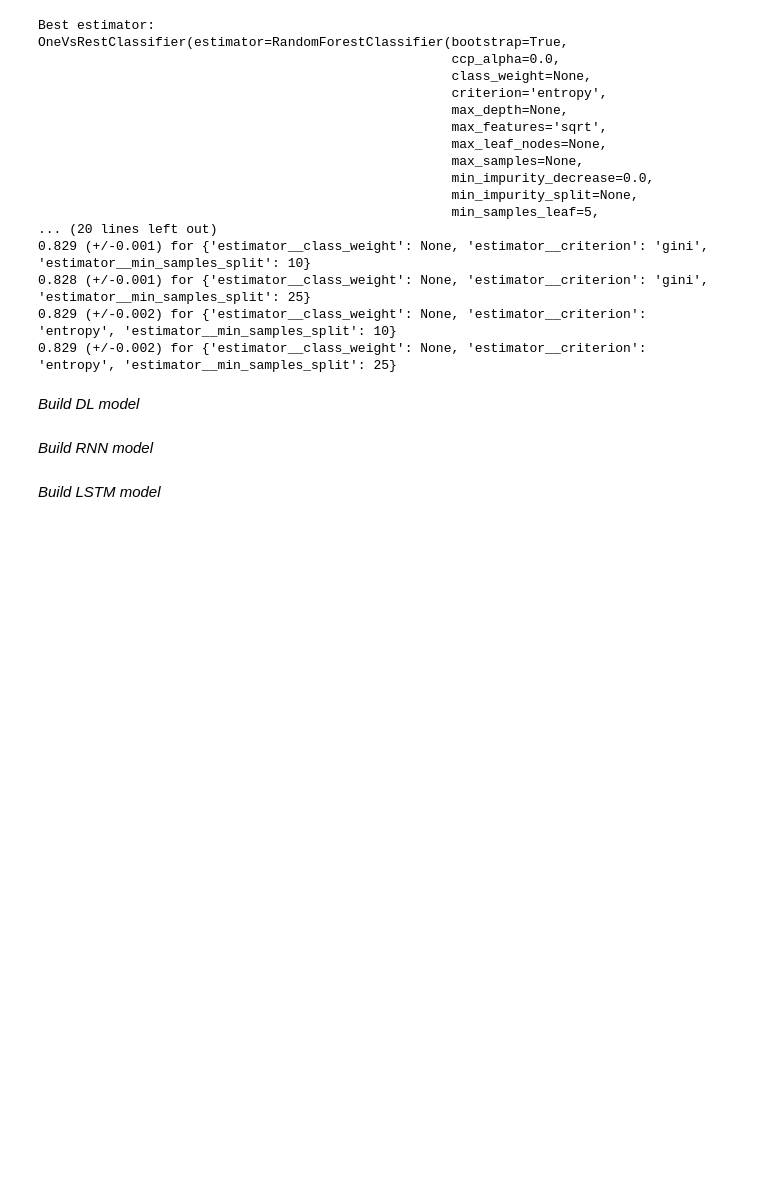
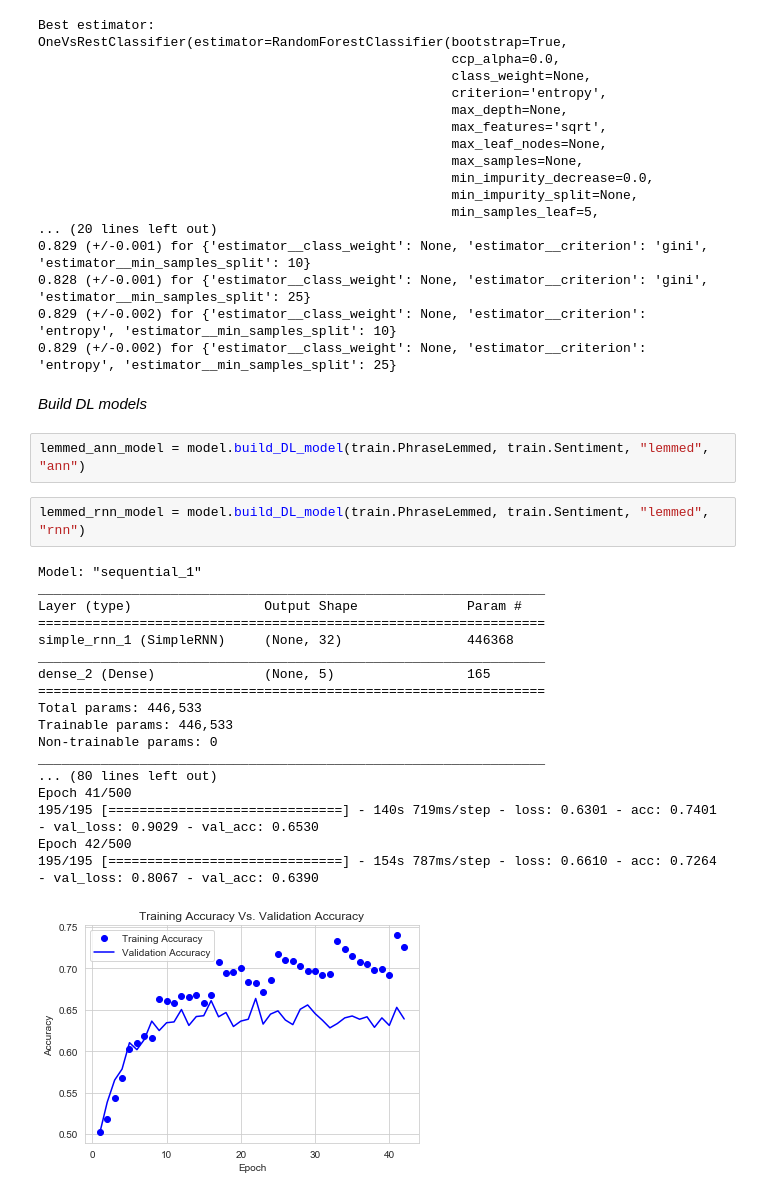
Before and after one commit to nt-ds/sentiment-analysis-on-movie-reviews, a Jupyter notebook: notebooks/05_models_lemmed_data.ipynb, the cells around one changed output. Cells and saved outputs as stored; diff of their text form; blank space fills up the shorter version.

Commit message:
Build a simple RNN model on lemmed data

```diff
--- a/notebooks/05_models_lemmed_data.ipynb
+++ b/notebooks/05_models_lemmed_data.ipynb
@@ -90,8 +92,27 @@ OneVsRestClassifier(estimator=RandomForestClassifier(bootstrap=True,
 0.829 (+/-0.002) for {'estimator__class_weight': None, 'estimator__criterion': 'entropy', 'estimator__min_samples_split': 10}
 0.829 (+/-0.002) for {'estimator__class_weight': None, 'estimator__criterion': 'entropy', 'estimator__min_samples_split': 25}
 # %% [markdown]
-_Build DL model_
+_Build DL models_
-# %% [markdown]
-_Build RNN model_
-# %% [markdown]
-_Build LSTM model_
+# %%
+lemmed_ann_model = model.build_DL_model(train.PhraseLemmed, train.Sentiment, "lemmed", "ann")
+# %%
+lemmed_rnn_model = model.build_DL_model(train.PhraseLemmed, train.Sentiment, "lemmed", "rnn")
+# %% [output]
+Model: "sequential_1"
+_________________________________________________________________
+Layer (type)                 Output Shape              Param #
+=================================================================
+simple_rnn_1 (SimpleRNN)     (None, 32)                446368
+_________________________________________________________________
+dense_2 (Dense)              (None, 5)                 165
+=================================================================
+Total params: 446,533
+Trainable params: 446,533
+Non-trainable params: 0
+_________________________________________________________________
+... (80 lines left out)
+Epoch 41/500
+195/195 [==============================] - 140s 719ms/step - loss: 0.6301 - acc: 0.7401 - val_loss: 0.9029 - val_acc: 0.6530
+Epoch 42/500
+195/195 [==============================] - 154s 787ms/step - loss: 0.6610 - acc: 0.7264 - val_loss: 0.8067 - val_acc: 0.6390
+[figure, added]
```
Also changed, not shown: parts of 3 cells of this notebook.
